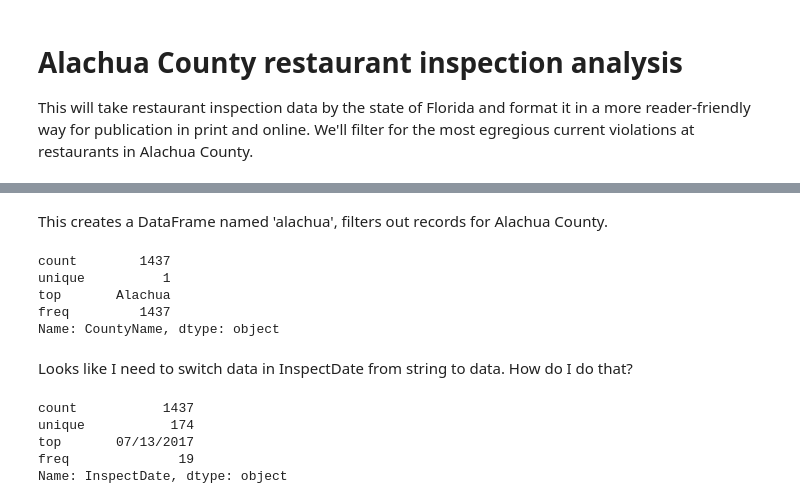
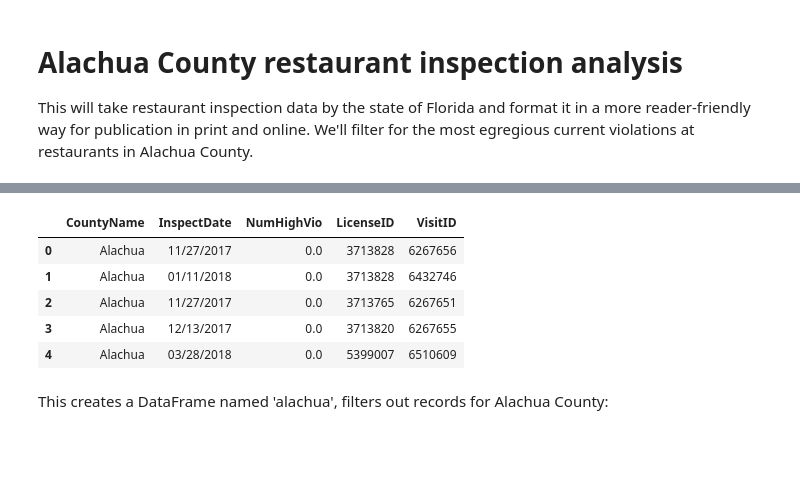
Before and after one commit to macloo/restaurant-inspections, a Jupyter notebook: alachua-restaurant-inspections.ipynb, the cells around one changed output, grey strips where cells are left out. Drawn from its saved outputs; the diff is of its cells as text; code cells hidden in the pictures; blank space fills up the shorter version.

```diff
--- a/alachua-restaurant-inspections.ipynb
+++ b/alachua-restaurant-inspections.ipynb
@@ -9,16 +9,0 @@ This reads in the inspection data for District 5, which includes Alachua County,
-# %%
-insp = pd.read_csv("ftp://dbprftp.state.fl.us/pub/llweb/5fdinspi.csv", header = None)
-insp.columns = ["District", "CountyNumber", "CountyName", "LicTypeCode", "LicNumber",
-                "BusinessName", "StreetAddress", "City", "ZIP", "InspectNo", "VisitNo",
-                "InspectClass", "InspectType", "InspectDisp", "InspectDate", "#CriticalVio",
-                "#NoncritVio", "#TotalVio", "#HighVio", "#InterVio", "#BasicVio", "PDA",
-                "FoodVio1", "FoodVio2", "FoodVio3", "FoodVio4", "FoodVio5", "FoodVio6",
-                "FoodVio7", "FoodVio8", "FoodVio9", "FoodVio10", "FoodVio11", "FoodVio12",
-                "FoodVio13", "FoodVio14", "FoodVio15", "FoodVio16", "FoodVio17", "FoodVio18",
-                "FoodVio19", "FoodVio20", "FoodVio21", "FoodVio22", "FoodVio23", "FoodVio24",
-                "FoodVio25", "FoodVio26", "FoodVio27", "FoodVio28", "FoodVio29", "FoodVio30",
-                "FoodVio31", "FoodVio32", "FoodVio33", "FoodVio34", "FoodVio35", "FoodVio36",
-                "FoodVio37", "FoodVio38", "FoodVio39", "FoodVio40", "FoodVio41", "FoodVio42",
-                "FoodVio43", "FoodVio44", "FoodVio45", "FoodVio46", "FoodVio47", "FoodVio48",
-                "FoodVio49", "FoodVio50", "FoodVio51", "FoodVio52", "FoodVio53", "FoodVio54",
-                "FoodVio55", "FoodVio56", "FoodVio57", "FoodVio58", "LicenceID", "VisitID"]
@@ -35,22 +10,21 @@ insp.head()
+# %%
+try:
+    insp = pd.read_csv("ftp://dbprftp.state.fl.us/pub/llweb/5fdinspi.csv",
+                               usecols=[2,14,18,80,81])
+
+except IOError:
+    print "The file is not accessible."
+insp.columns = ["CountyName", "InspectDate", "NumHighVio", "LicenseID", "VisitID"]
+
+insp.head() ## this can go away later
+# %% [output]
+|  | CountyName | InspectDate | NumHighVio | LicenseID | VisitID |
+| 0 | Alachua | 11/27/2017 | 0.0 | 3713828 | 6267656 |
+| 1 | Alachua | 01/11/2018 | 0.0 | 3713828 | 6432746 |
+| 2 | Alachua | 11/27/2017 | 0.0 | 3713765 | 6267651 |
+| 3 | Alachua | 12/13/2017 | 0.0 | 3713820 | 6267655 |
+| 4 | Alachua | 03/28/2018 | 0.0 | 5399007 | 6510609 |
 # %% [markdown]
-This creates a DataFrame named 'alachua', filters out records for Alachua County.
+This creates a DataFrame named 'alachua', filters out records for Alachua County:
 # %%
 alachua = insp[insp.CountyName == 'Alachua']
-# %%
-alachua.CountyName.describe()
-# %% [output]
-count        1437
-unique          1
-top       Alachua
-freq         1437
-Name: CountyName, dtype: object
-# %% [markdown]
-Looks like I need to switch data in InspectDate from string to data. How do I do that?
-# %%
-alachua.InspectDate.describe()
-# %% [output]
-count           1437
-unique           174
-top       07/13/2017
-freq              19
-Name: InspectDate, dtype: object
```
Also changed, not shown: parts of 18 cells of this notebook.
